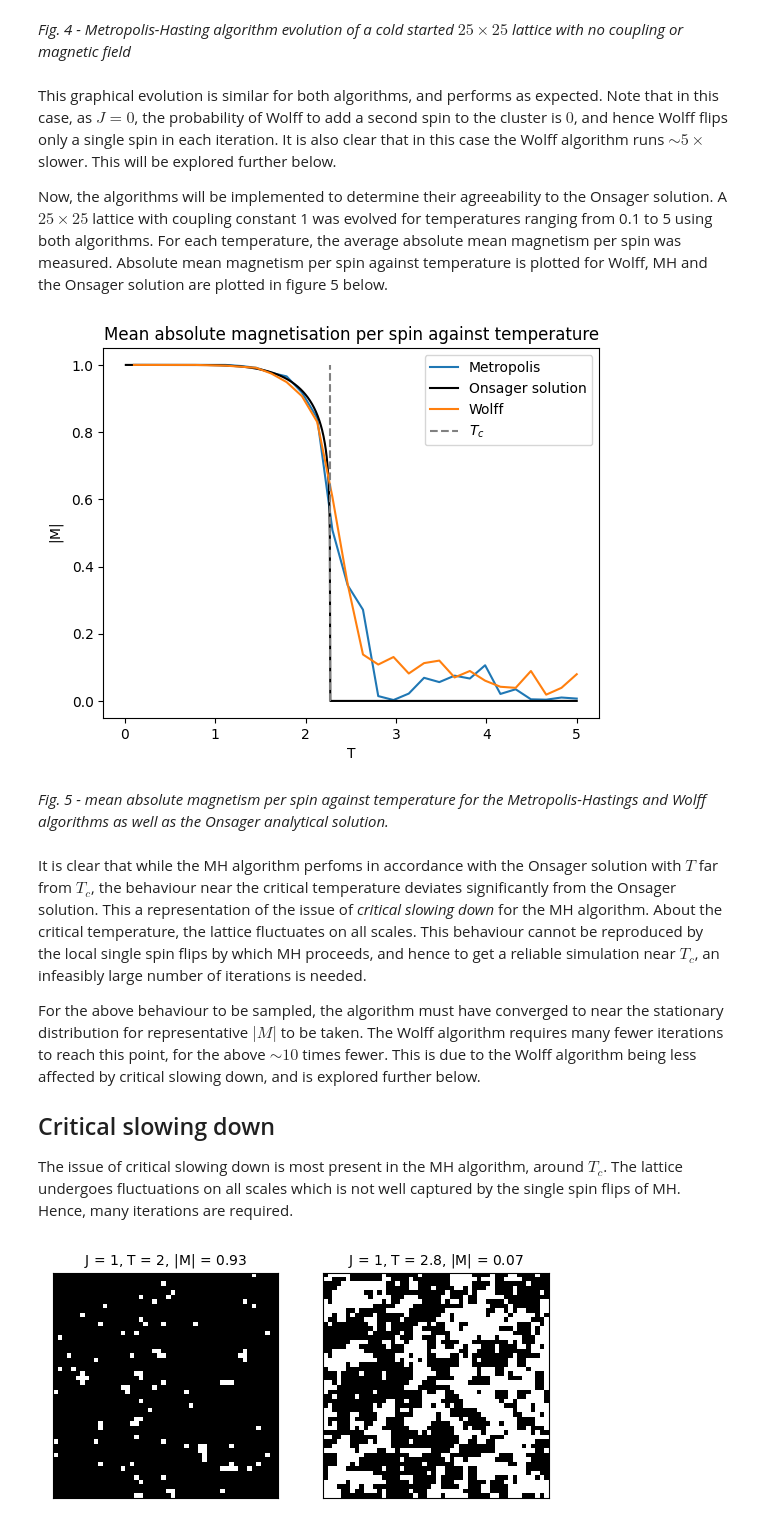
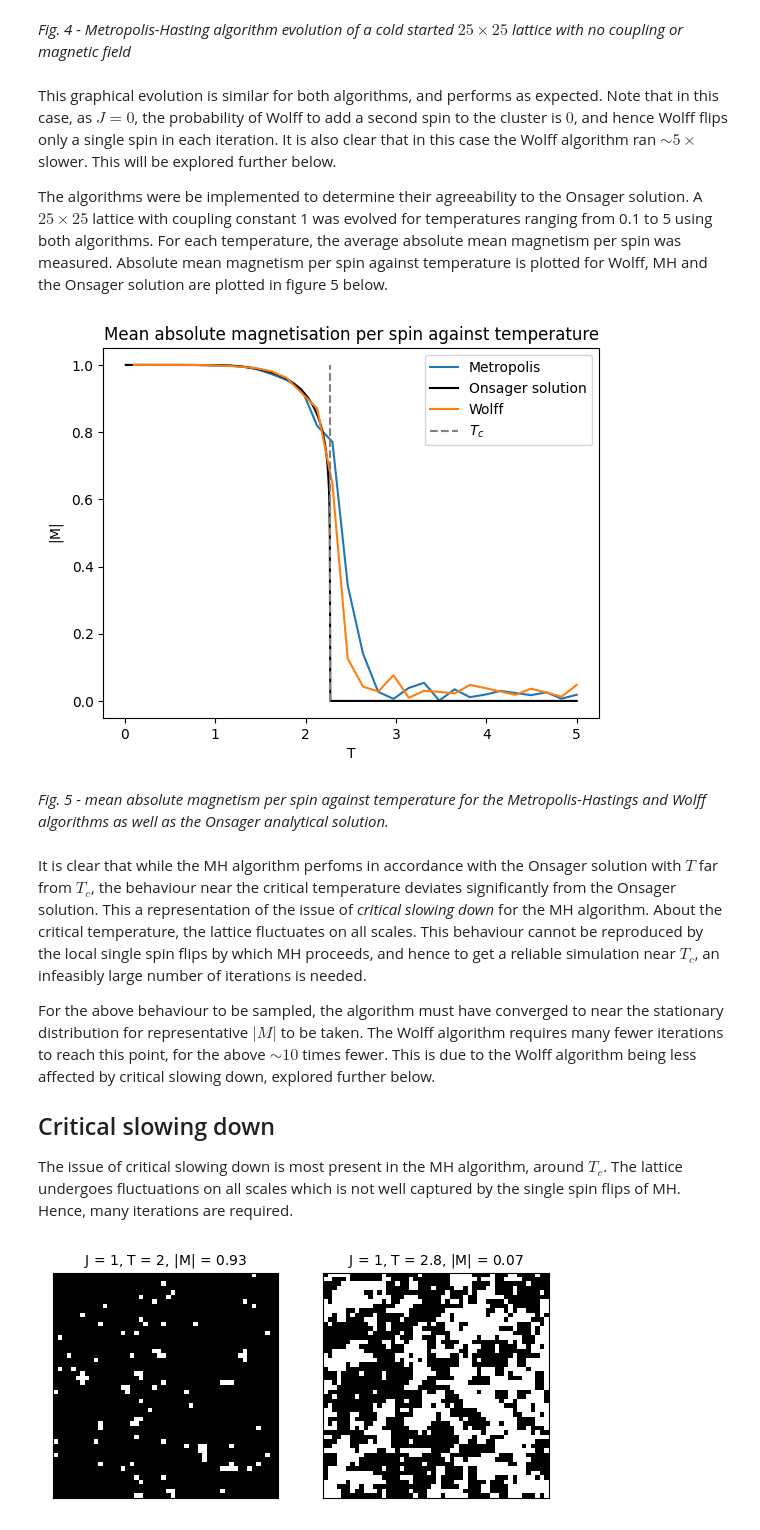
Before and after one commit to Part-II-Computational-Physics/cluster-algorithms-for-monte-carlo-jbd29, a Jupyter notebook: Report copy.ipynb, the cells around one changed output. Saved outputs shown, nothing was run; the diff lists cells and outputs as text; code cells hidden in the pictures.

```diff
--- a/Report copy.ipynb
+++ b/Report copy.ipynb
@@ -370,15 +370,15 @@ Ran in 9.839225053787231 seconds
 # %% [markdown]
 *Fig. 4 - Metropolis-Hasting algorithm evolution of a cold started $25 \times 25$ lattice with no coupling or magnetic field*
 # %% [markdown]
-This graphical evolution is similar for both algorithms, and performs as expected. Note that in this case, as $J = 0$, the probability of Wolff to add a second spin to the cluster is $0$, and hence Wolff flips only a single spin in each iteration. It is also clear that in this case the Wolff algorithm runs $\sim 5 \times$ slower. This will be explored further below.
+This graphical evolution is similar for both algorithms, and performs as expected. Note that in this case, as $J = 0$, the probability of Wolff to add a second spin to the cluster is $0$, and hence Wolff flips only a single spin in each iteration. It is also clear that in this case the Wolff algorithm ran $\sim 5 \times$ slower. This will be explored further below.
 
-Now, the algorithms will be implemented to determine their agreeability to the Onsager solution. A $25 \times 25$ lattice with coupling constant 1 was evolved for temperatures ranging from 0.1 to 5 using both algorithms. For each temperature, the average absolute mean magnetism per spin was measured. Absolute mean magnetism per spin against temperature is plotted for Wolff, MH and the Onsager solution are plotted in figure 5 below.
+The algorithms were be implemented to determine their agreeability to the Onsager solution. A $25 \times 25$ lattice with coupling constant 1 was evolved for temperatures ranging from 0.1 to 5 using both algorithms. For each temperature, the average absolute mean magnetism per spin was measured. Absolute mean magnetism per spin against temperature is plotted for Wolff, MH and the Onsager solution are plotted in figure 5 below.
 # %%
 #### SLOW ###
 
 # Initialise lattices:
-lattice_MH = make_lattice(25,1)
-lattice_Wolff = make_lattice(25,1)
+lattice_MH = make_lattice(50,1)
+lattice_Wolff = make_lattice(50,1)
 
 # Set temperatures to be evolved at:
 Ts_MH = np.linspace(0.1,5,30)
@@ -398,5 +398,5 @@ for T in Ts_Wolff:
     Ms_Wolff.append(np.mean([Wolff_Ms[i] for i in avg_times_Wolff]))
 
 # Save data to be re used:
-np.save('MH_M_against_T',Ms_MH)
-np.save('Wolff_M_against_T',Ms_Wolff)
+#np.save('MH_M_against_T',Ms_MH)
+#np.save('Wolff_M_against_T',Ms_Wolff)
@@ -403,25 +406,25 @@ np.save('Wolff_M_against_T',Ms_Wolff)
 # %%
 Ts_MH = np.linspace(0.1,5,30)
 Ts_Wolff = np.linspace(0.1,5,30)
-Ms_MH = np.load('MH_M_against_T.npy')
-Ms_Wolff = np.load('Wolff_M_against_T.npy')
+#Ms_MH = np.load('MH_M_against_T.npy')
+#Ms_Wolff = np.load('Wolff_M_against_T.npy')
 plt.plot(Ts_MH, np.abs(Ms_MH), label = 'Metropolis')
 plt.plot(Ts_analytic, M_analytic, color = 'black', label  = 'Onsager solution')
 plt.plot(Ts_Wolff, Ms_Wolff, label = 'Wolff')
 plt.plot(np.full((5,1),T_c), np.linspace(0,1,5), linestyle = '--', color = 'gray', label = r'$T_c$')
 plt.xlabel('T')
 plt.ylabel(r'$\vert$M$\vert$')
 plt.title(r'Mean absolute magnetisation per spin against temperature')
 plt.legend()
 plt.show()
 # %% [output]
-[figure, old version]
+[figure, new version]
 # %% [markdown]
 *Fig. 5 - mean absolute magnetism per spin against temperature for the Metropolis-Hastings and Wolff algorithms as well as the Onsager analytical solution.*
 # %% [markdown]
 It is clear that while the MH algorithm perfoms in accordance with the Onsager solution with $T$ far from $T_c$, the behaviour near the critical temperature deviates significantly from the Onsager solution. This a representation of the issue of *critical slowing down* for the MH algorithm. About the critical temperature, the lattice fluctuates on all scales. This behaviour cannot be reproduced by the local single spin flips by which MH proceeds, and hence to get a reliable simulation near $T_c$, an infeasibly large number of iterations is needed.
 
-For the above behaviour to be sampled, the algorithm must have converged to near the stationary distribution for representative $\vert M \vert$ to be taken. The Wolff algorithm requires many fewer iterations to reach this point, for the above $\sim 10$ times fewer. This is due to the Wolff algorithm being less affected by critical slowing down, and is explored further below.
+For the above behaviour to be sampled, the algorithm must have converged to near the stationary distribution for representative $\vert M \vert$ to be taken. The Wolff algorithm requires many fewer iterations to reach this point, for the above $\sim 10$ times fewer. This is due to the Wolff algorithm being less affected by critical slowing down, explored further below.
 
 ## Critical slowing down
 
```
Also changed, not shown: parts of 10 cells of this notebook, 3 other files.
